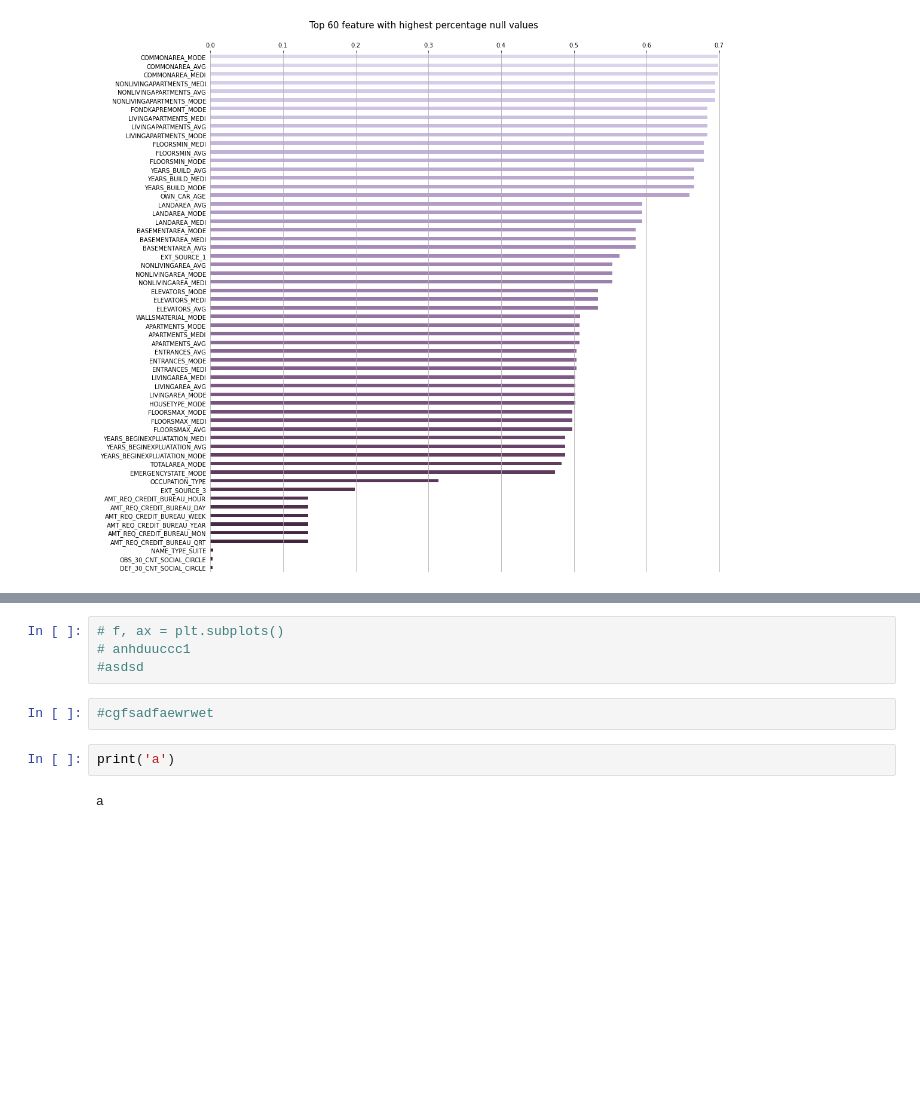
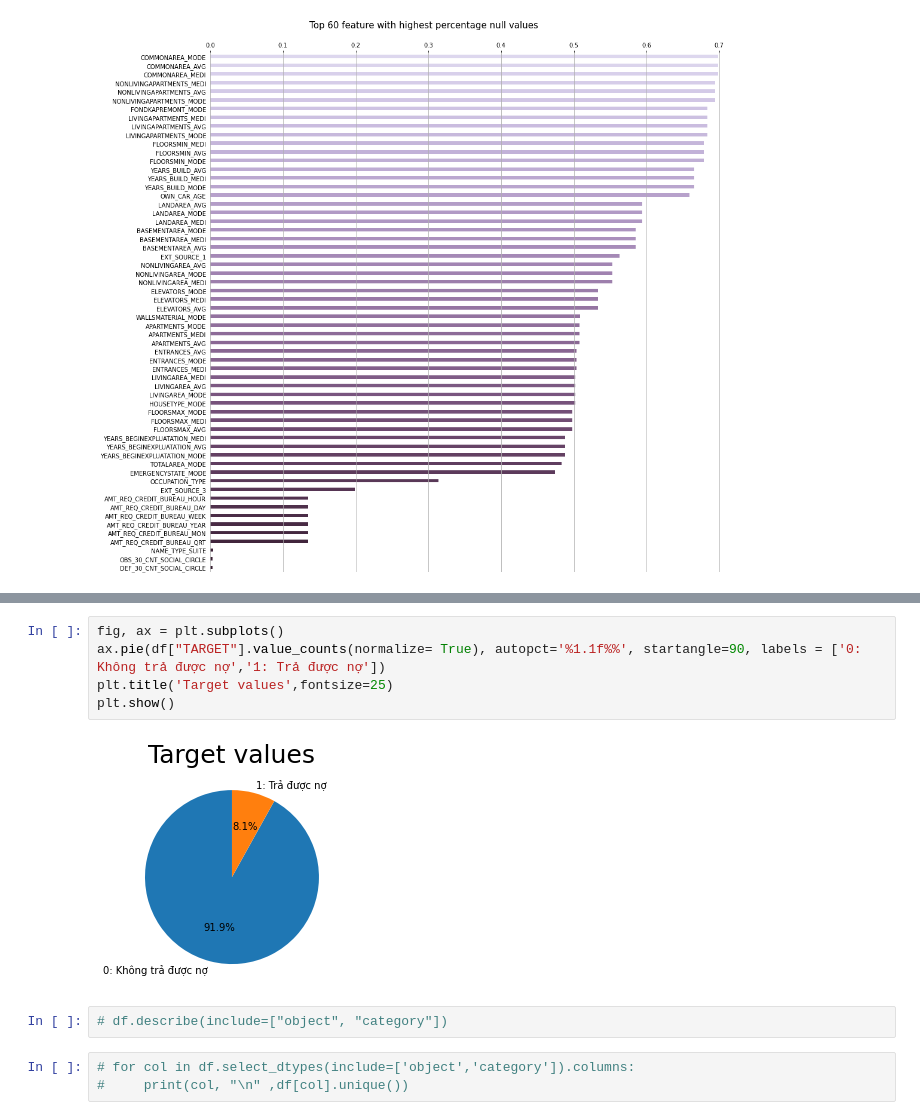
Before and after one commit to NgChi493510/Data-Preparation-Project-Group-14, a Jupyter notebook: EDA/EDA - Application Train.ipynb, the cells around one changed output, grey strips where cells are left out. Saved outputs shown, nothing was run; the diff lists cells and outputs as text; blank space fills up the shorter version.

```diff
--- a/EDA/EDA - Application Train.ipynb
+++ b/EDA/EDA - Application Train.ipynb
@@ -111,10 +100,12 @@ des.merge(info,left_on = 'index',right_on='Row').drop(columns='index')[['Row','D
+# %%
+fig, ax = plt.subplots()
+ax.pie(df["TARGET"].value_counts(normalize= True), autopct='%1.1f%%', startangle=90, labels = ['0: Không trả được nợ','1: Trả được nợ'])
+plt.title('Target values',fontsize=25)
+plt.show()
+# %% [output]
+[figure, added]
 # %%
-# f, ax = plt.subplots()
-# anhduuccc1
-#asdsd
+# df.describe(include=["object", "category"])
-# %%
-#cgfsadfaewrwet
-# %%
-print('a')
-# %% [output]
-a
+# %%
+# for col in df.select_dtypes(include=['object','category']).columns:
+#     print(col, "\n" ,df[col].unique())
```
Also changed, not shown: parts of 9 cells of this notebook.
